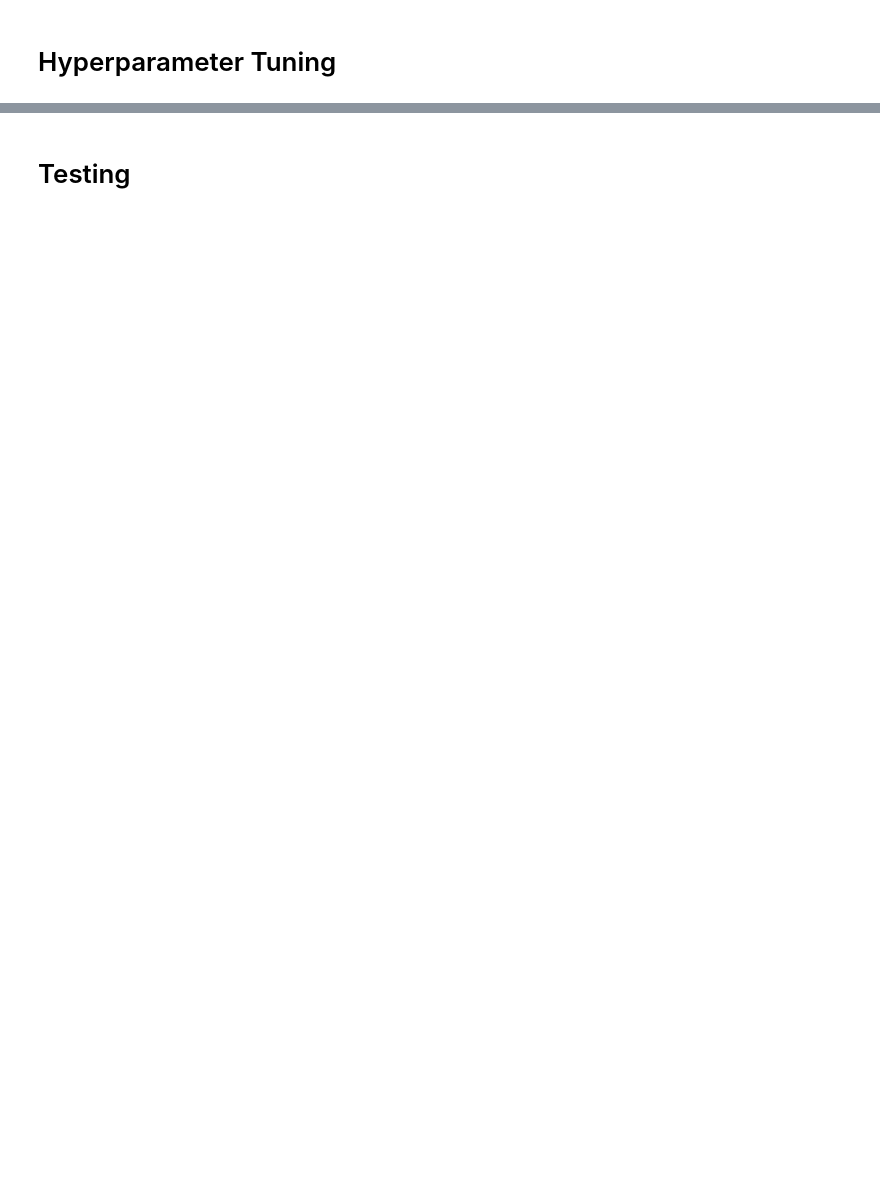
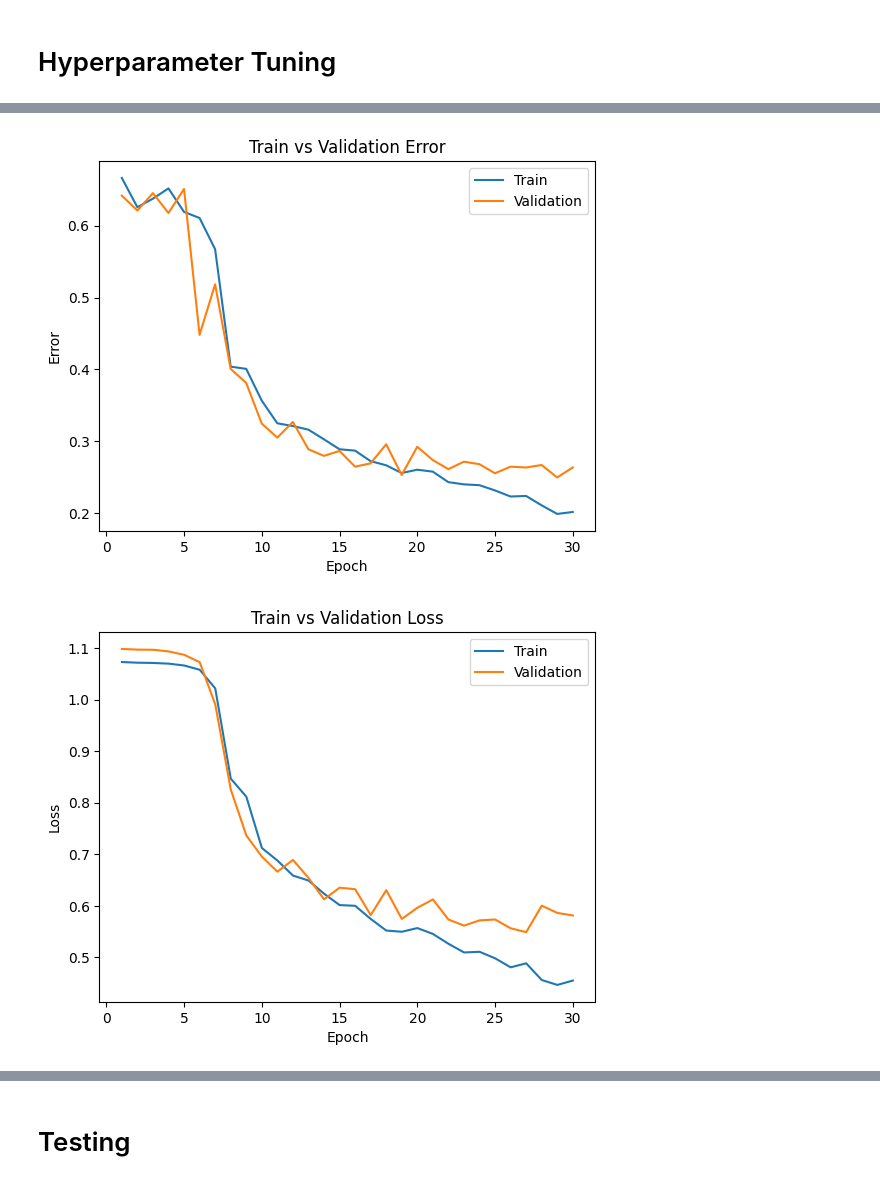
Before and after one commit to edwynzhou/aps360_project_team_77, a Jupyter notebook: notebooks/Final_Final_APS360_Project.ipynb, the cells around one changed output, grey strips where cells are left out. Saved outputs shown, nothing was run; the diff lists cells and outputs as text; code cells hidden in the pictures; blank space fills up the shorter version.

```diff
--- a/notebooks/Final_Final_APS360_Project.ipynb
+++ b/notebooks/Final_Final_APS360_Project.ipynb
@@ -606,0 +709,6 @@ plot_training_curve(model_path)
+# %%
+model_path = get_model_name("XrayNet2", batch_size=64, learning_rate=0.01, epoch=29)
+plot_training_curve(model_path)
+# %% [output]
+[figure, added]
+[figure, added]
```
Also changed, not shown: parts of 34 cells of this notebook.
